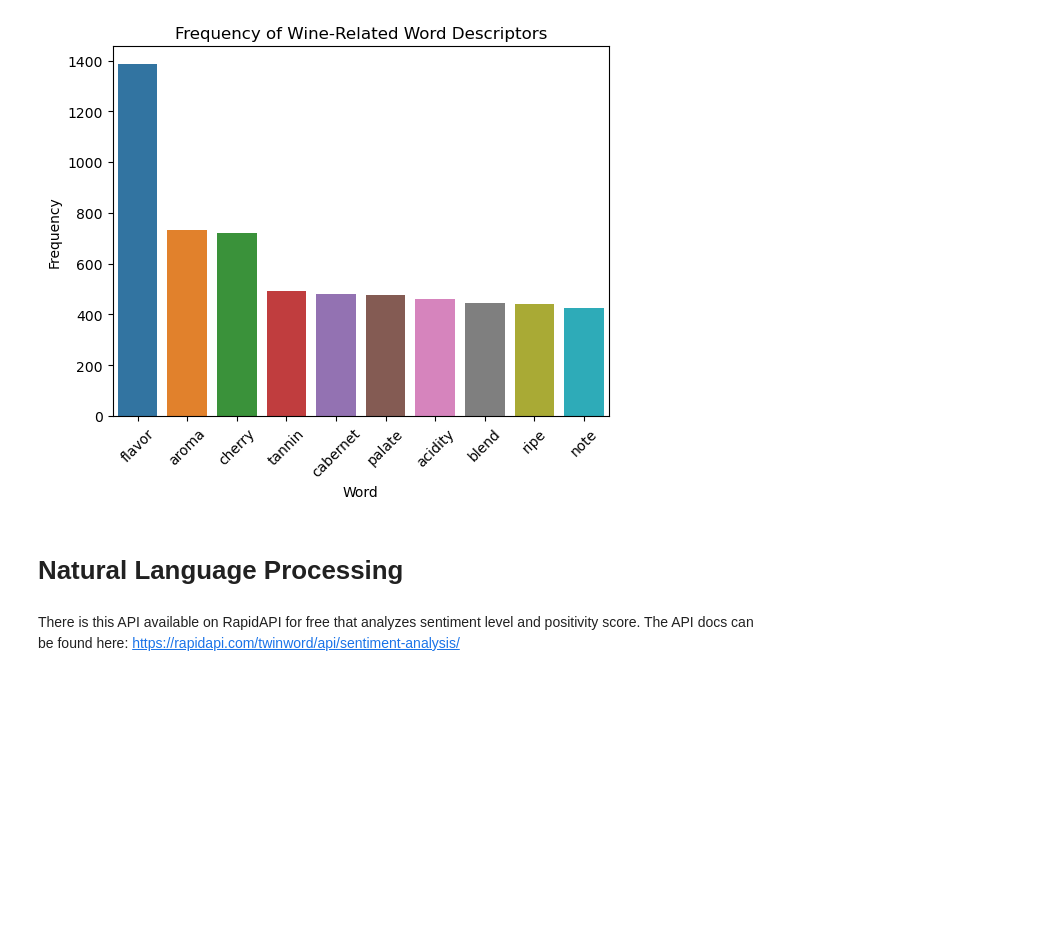
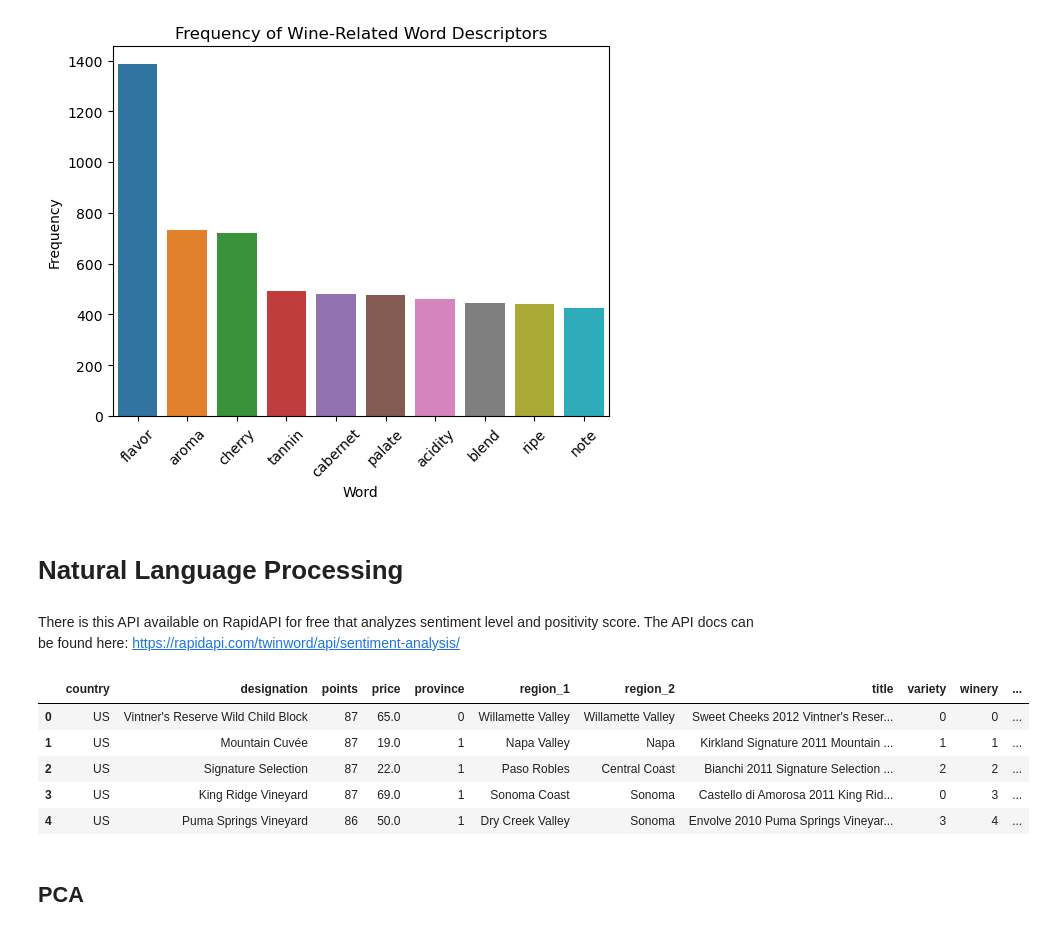
Before and after one commit to thealphacubicle/NEU-Snowball-Project-2023, a Jupyter notebook: Snowball Project.ipynb, the cells around one changed output. Saved outputs shown, nothing was run; the diff lists cells and outputs as text; code cells hidden in the pictures; blank space fills up the shorter version.

```diff
--- a/Snowball Project.ipynb
+++ b/Snowball Project.ipynb
@@ -137,3 +165,4 @@ for i in range(df.shape[0]):
 # %%
 # Drop original description column
 df = df.drop(['description'],axis=1)
+df_mapped = df_mapped.drop(['description'],axis=1)
@@ -225,3 +241,14 @@ plt.xlabel('Word');
 # Natural Language Processing
 # %% [markdown]
 There is this API available on RapidAPI for free that analyzes sentiment level and positivity score. The API docs can be found here: https://rapidapi.com/twinword/api/sentiment-analysis/
+# %%
+df_mapped.head(5)
+# %% [output]
+|  | country | designation | points | price | province | region_1 | region_2 | title | variety | winery | ... |
+| 0 | US | Vintner's Reserve Wild Child Block | 87 | 65.0 | 0 | Willamette Valley | Willamette Valley | Sweet Cheeks 2012 Vintner's Reser... | 0 | 0 | ... |
+| 1 | US | Mountain Cuvée | 87 | 19.0 | 1 | Napa Valley | Napa | Kirkland Signature 2011 Mountain ... | 1 | 1 | ... |
+| 2 | US | Signature Selection | 87 | 22.0 | 1 | Paso Robles | Central Coast | Bianchi 2011 Signature Selection ... | 2 | 2 | ... |
+| 3 | US | King Ridge Vineyard | 87 | 69.0 | 1 | Sonoma Coast | Sonoma | Castello di Amorosa 2011 King Rid... | 0 | 3 | ... |
+| 4 | US | Puma Springs Vineyard | 86 | 50.0 | 1 | Dry Creek Valley | Sonoma | Envolve 2010 Puma Springs Vineyar... | 3 | 4 | ... |
+# %% [markdown]
+## PCA
```
Also changed, not shown: parts of 12 cells of this notebook.
